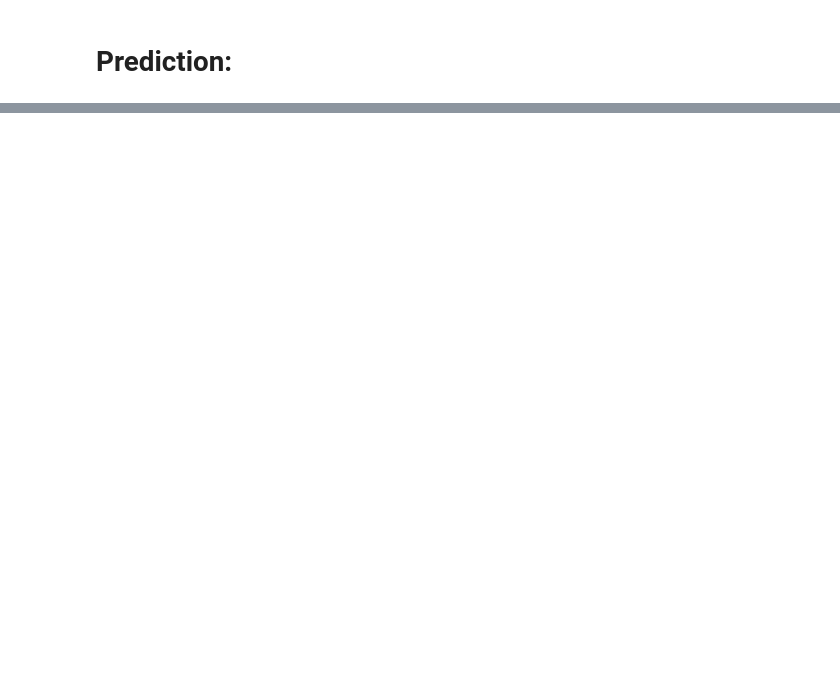
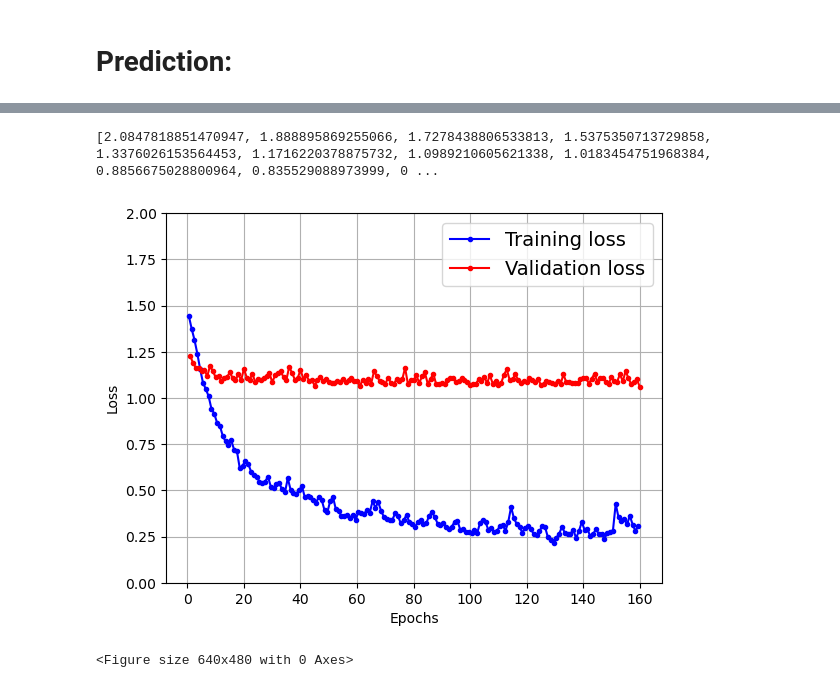
Before and after one commit to bakerjf1993/Supply-Chain, a Jupyter notebook: Food_Security_deeplearning-Git.ipynb, the cells around one changed output, grey strips where cells are left out. Cells and saved outputs as stored; diff of their text form; code cells hidden in the pictures; blank space fills up the shorter version.

```diff
--- a/Food_Security_deeplearning-Git.ipynb
+++ b/Food_Security_deeplearning-Git.ipynb
@@ -130,2 +21,0 @@ countrydf = countrydf.reset_index()
-# %%
-countrydf.insert(68,'Scraper Average year',float(0))
@@ -142,8 +22,3 @@ for i in df3.index:
-# %%
-# Remove rows for Equatorial Guinea (because there is insufficent data)
-countrydf = countrydf[countrydf['Country'] != 'Equatorial Guinea']
-countrydf = countrydf.reset_index()
-countrydf.to_csv('countrydf.csv')
 # %% [markdown]
 # Prediction:
 # %%
@@ -173,0 +75,10 @@ y_test3 = y_test2.iloc[keep_indices_test]
+# %%
+def plot_learning_curves(loss, val_loss):
+    plt.plot(np.arange(len(loss)) + 0.5, loss, "b.-", label="Training loss")
+    plt.plot(np.arange(len(val_loss)) + 1, val_loss, "r.-", label="Validation loss")
+    plt.gca().xaxis.set_major_locator(mpl.ticker.MaxNLocator(integer=True))
+    #plt.axis([1, 20, 0, 0.05])
+    plt.legend(fontsize=14)
+    plt.xlabel("Epochs")
+    plt.ylabel("Loss")
+    plt.grid(True)
@@ -173,0 +104,22 @@ y_test3 = y_test2.iloc[keep_indices_test]
+# %%
+
+tf.random.set_seed(42)
+# define the input shape and number of classes
+input_shape = X_train2.shape[1]
+num_classes = 1
+
+# define the model architecture
+model = keras.Sequential()
+model.add(layers.Dense(70, activation='relu', input_shape=(input_shape,)))
+for i in range(3):
+    model.add(layers.Dense(70, activation='relu'))
+model.add(layers.Dense(num_classes, activation='linear'))
+
+optimizer = Adam(learning_rate=0.001)
+# compile the model
+model.compile(loss='mean_squared_error', optimizer=optimizer)
+#print(model.summary())
+print(input_shape)
+
+# train the model
+history2 = model.fit(X_train2, y_train2, epochs=160, validation_data=(X_test2, y_test2))
@@ -173,0 +144,10 @@ y_test3 = y_test2.iloc[keep_indices_test]
+# %%
+print(history2.history["loss"])
+plot_learning_curves(np.sqrt(history2.history["loss"]), np.sqrt(history2.history["val_loss"]))
+plt.ylim(0,2)
+plt.show()
+#plt.savefig("deepfoodsecurity.png")
+# %% [output]
+[2.0847818851470947, 1.888895869255066, 1.7278438806533813, 1.5375350713729858, 1.3376026153564453, 1.1716220378875732, 1.0989210605621338, 1.0183454751968384, 0.8856675028800964, 0.835529088973999, 0 ...
+[figure, added]
+<Figure size 640x480 with 0 Axes>
```
Also changed, not shown: parts of 49 cells of this notebook, 5 other files.
